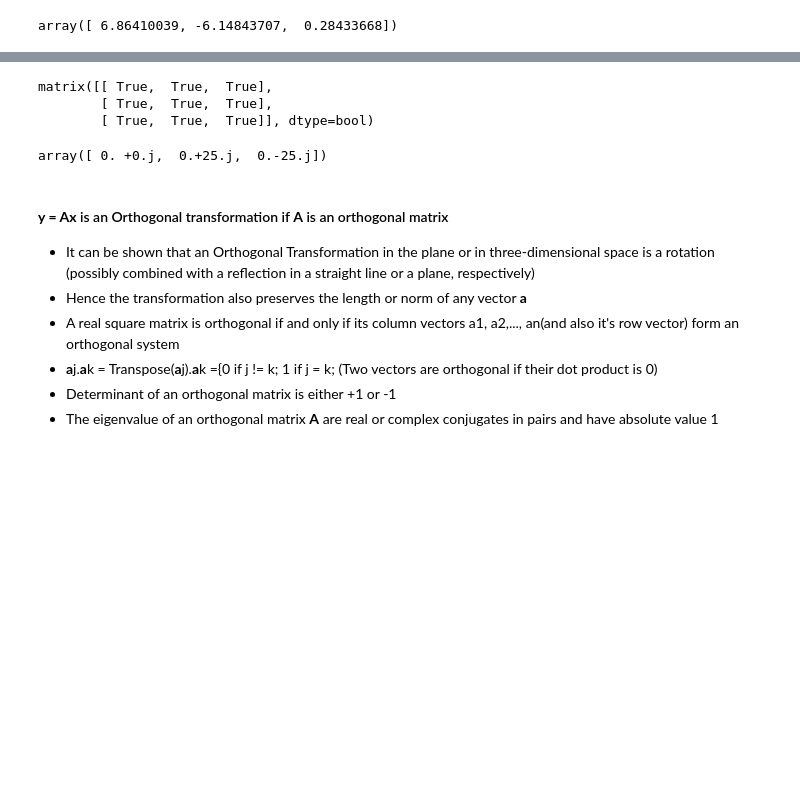
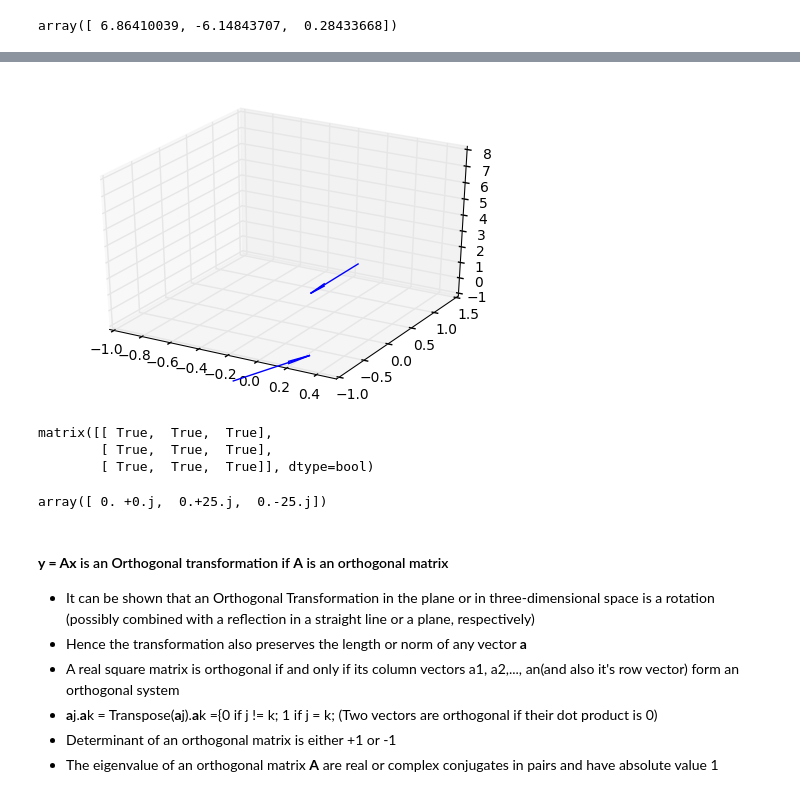
Before and after one commit to Manish-rai21bit/LinearAlgebra, a Jupyter notebook: LinearAlgebra_2.ipynb, the cells around one changed output, grey strips where cells are left out. Saved outputs shown, nothing was run; the diff lists cells and outputs as text; code cells hidden in the pictures; blank space fills up the shorter version.

```diff
--- a/LinearAlgebra_2.ipynb
+++ b/LinearAlgebra_2.ipynb
@@ -116,3 +145,16 @@ array([ 6.86410039, -6.14843707,  0.28433668])
+# %%
+soa = np.array([[0, 0, -3, 1, 5, 0], [0, 0, 1, 0, -2, 0]])
+zip(*soa)
+X, Y, Z, U, V, W = zip(*soa)
+fig = plt.figure()
+ax = fig.add_subplot(111, projection='3d')
+ax.quiver(X, Y, Z, U, V, W)
+ax.set_xlim([-1, 0.5])
+ax.set_ylim([-1, 1.5])
+ax.set_zlim([-1, 8])
+plt.show()
+# %% [output]
+[figure, added]
 # %%
 # Skew-Symmetric
 S = np.matrix('0 9 -12;\
```
Also changed, not shown: parts of 4 cells of this notebook.
